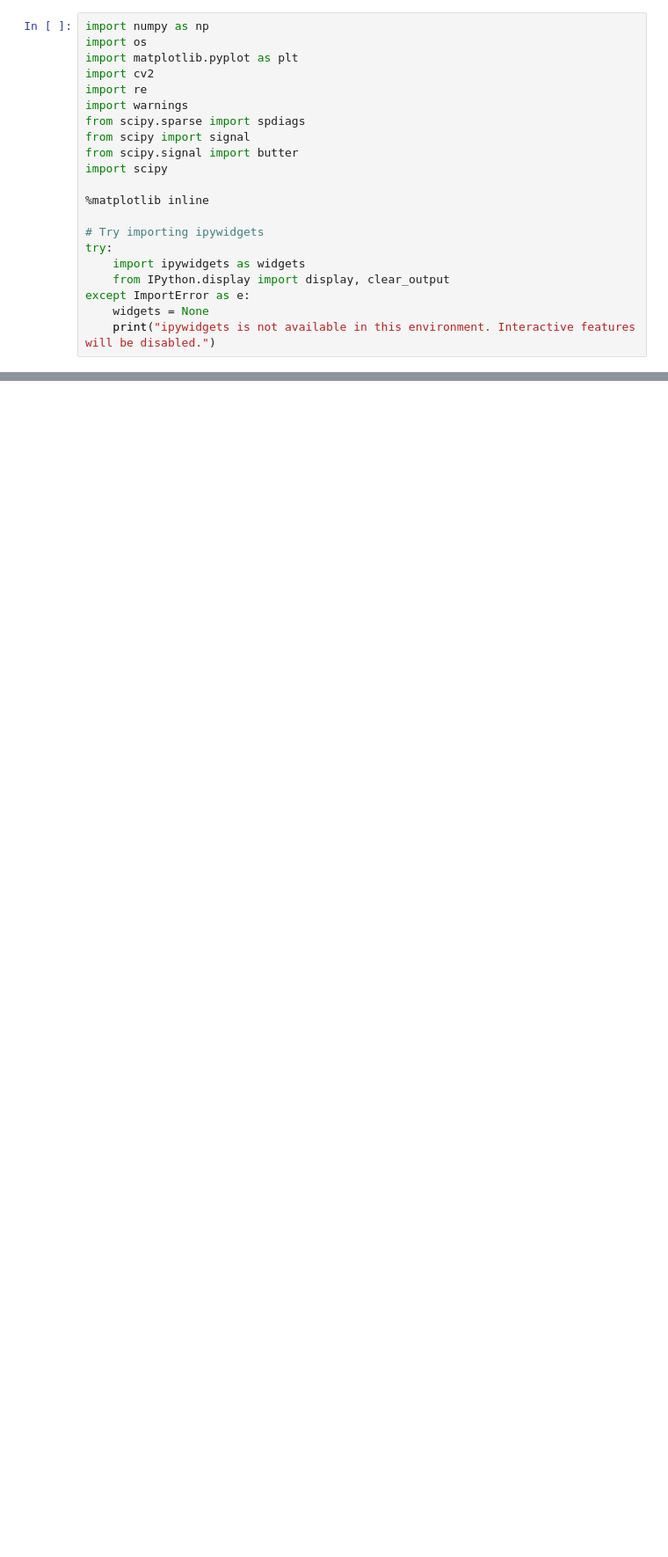
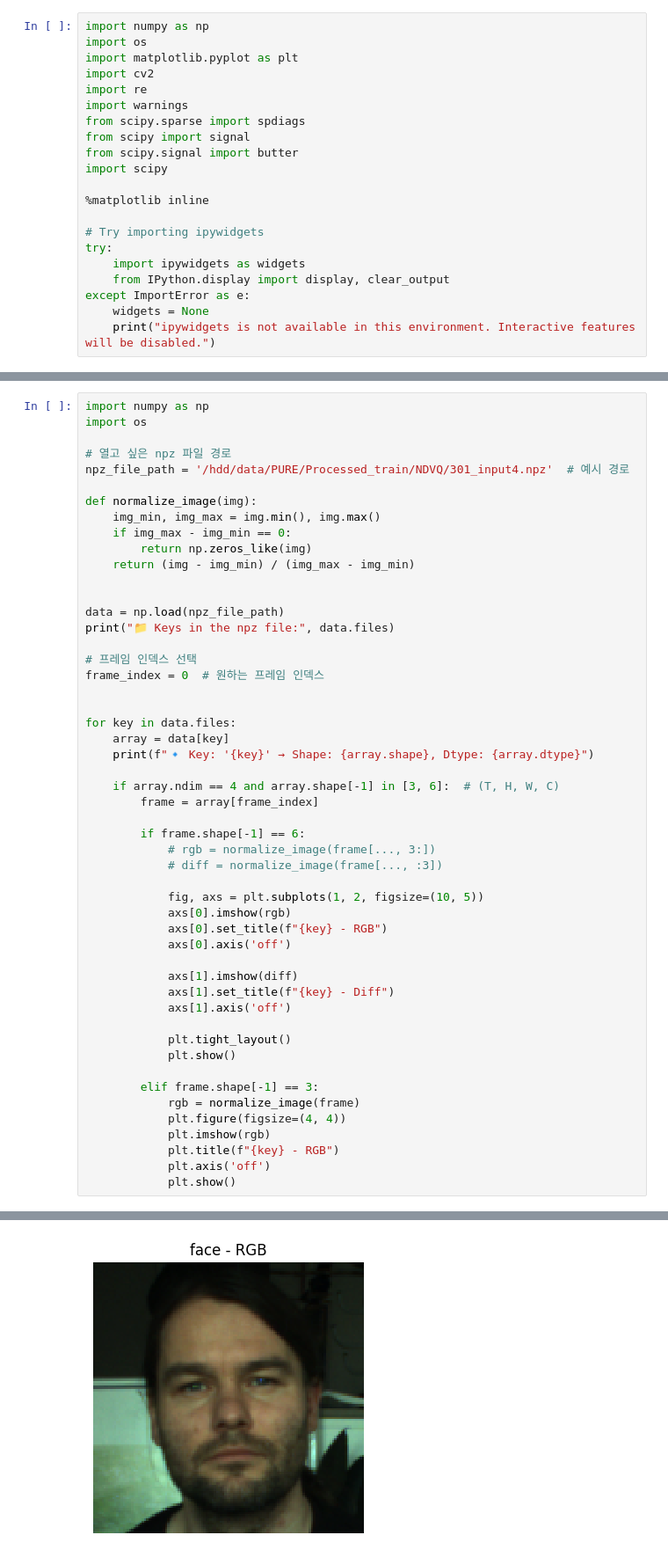
Before and after one commit to ubicomplab/rPPG-Toolbox, a Jupyter notebook: tools/preprocessing_viz/viz_preprocessed_data.ipynb, the cells around one changed output, grey strips where cells are left out. Shown at 88% size. Drawn from its saved outputs; the diff is of its cells as text; blank space fills up the shorter version.

```diff
--- a/tools/preprocessing_viz/viz_preprocessed_data.ipynb
+++ b/tools/preprocessing_viz/viz_preprocessed_data.ipynb
@@ -278,0 +307,52 @@ visualizer.create_label_figure()
+# %%
+import numpy as np
+import os
+
+# 열고 싶은 npz 파일 경로
+npz_file_path = '/hdd/data/PURE/Processed_train/NDVQ/301_input4.npz'  # 예시 경로
+
+def normalize_image(img):
+    img_min, img_max = img.min(), img.max()
+    if img_max - img_min == 0:
+        return np.zeros_like(img)
+    return (img - img_min) / (img_max - img_min)
+
+
+data = np.load(npz_file_path)
+print("📁 Keys in the npz file:", data.files)
+
+# 프레임 인덱스 선택
+frame_index = 0  # 원하는 프레임 인덱스
+
+
+for key in data.files:
+    array = data[key]
+    print(f"🔹 Key: '{key}' → Shape: {array.shape}, Dtype: {array.dtype}")
+
+    if array.ndim == 4 and array.shape[-1] in [3, 6]:  # (T, H, W, C)
+        frame = array[frame_index]
+
+        if frame.shape[-1] == 6:
+            # rgb = normalize_image(frame[..., 3:])
+            # diff = normalize_image(frame[..., :3])
+
+            fig, axs = plt.subplots(1, 2, figsize=(10, 5))
+            axs[0].imshow(rgb)
+            axs[0].set_title(f"{key} - RGB")
+            axs[0].axis('off')
+
+            axs[1].imshow(diff)
+            axs[1].set_title(f"{key} - Diff")
+            axs[1].axis('off')
+
+            plt.tight_layout()
+            plt.show()
+
+        elif frame.shape[-1] == 3:
+            rgb = normalize_image(frame)
+            plt.figure(figsize=(4, 4))
+            plt.imshow(rgb)
+            plt.title(f"{key} - RGB")
+            plt.axis('off')
+            plt.show()
+# %% [output]
@@ -278,0 +361 @@ visualizer.create_label_figure()
+[figure, added]
```
Also changed, not shown: parts of 4 cells of this notebook, 1 other file.
